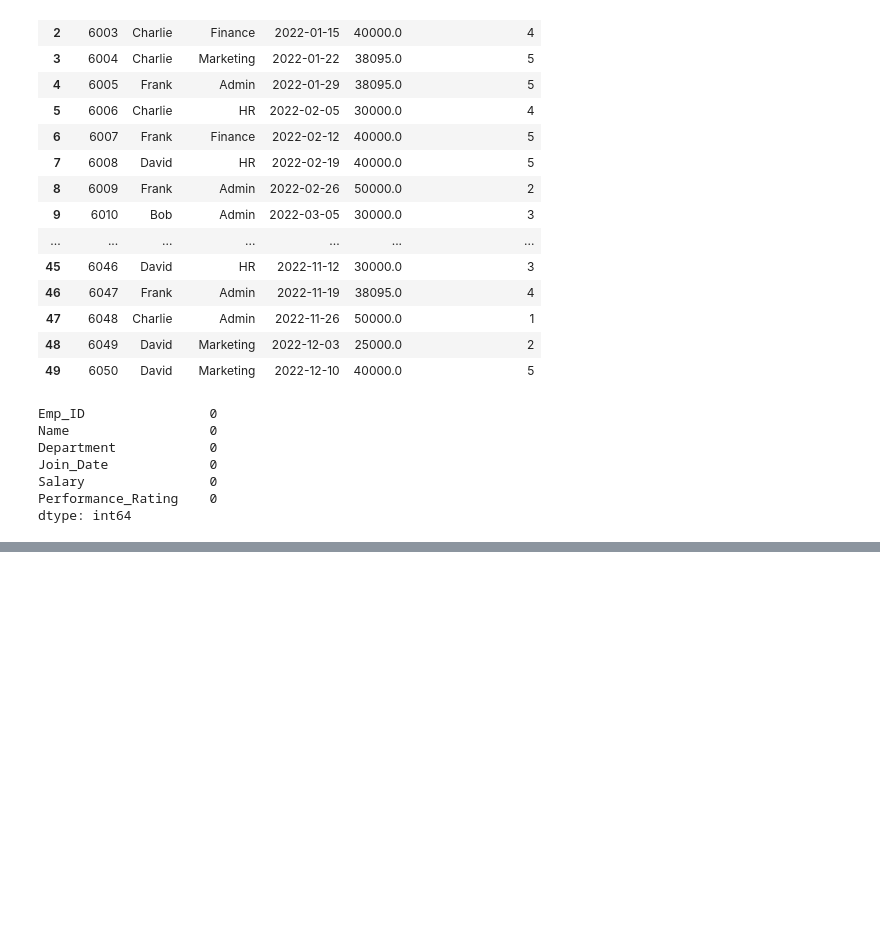
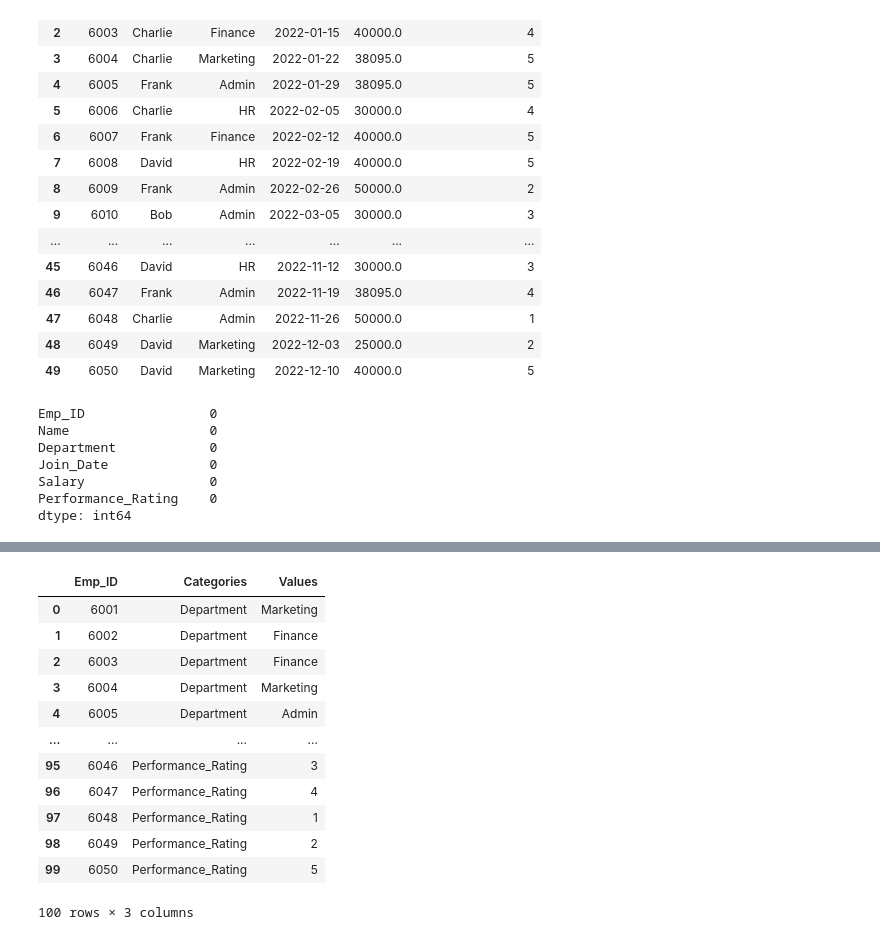
Before and after one commit to sahusuman9/eda_projects_python, a Jupyter notebook: eda_with_libraries/hr_employee/HR_Employee.ipynb, the cells around one changed output, grey strips where cells are left out. Drawn from its saved outputs; the diff is of its cells as text; code cells hidden in the pictures; blank space fills up the shorter version.

```diff
--- a/eda_with_libraries/hr_employee/HR_Employee.ipynb
+++ b/eda_with_libraries/hr_employee/HR_Employee.ipynb
@@ -156,0 +315,19 @@ df.to_csv('cleaned_employee_data.csv', index = False)
+# %%
+# Melt the dataset to compare salaries and performance ratings in a long format.
+melted_df = df.melt(id_vars=["Emp_ID"], value_vars=["Department", "Performance_Rating"], var_name="Categories", value_name="Values")
+# %%
+melted_df
+# %% [output]
+|  | Emp_ID | Categories | Values |
+| 0 | 6001 | Department | Marketing |
+| 1 | 6002 | Department | Finance |
+| 2 | 6003 | Department | Finance |
+| 3 | 6004 | Department | Marketing |
+| 4 | 6005 | Department | Admin |
+| ... | ... | ... | ... |
+| 95 | 6046 | Performance_Rating | 3 |
+| 96 | 6047 | Performance_Rating | 4 |
+| 97 | 6048 | Performance_Rating | 1 |
+| 98 | 6049 | Performance_Rating | 2 |
+| 99 | 6050 | Performance_Rating | 5 |
+100 rows × 3 columns
```
Also changed, not shown: parts of 29 cells of this notebook.
